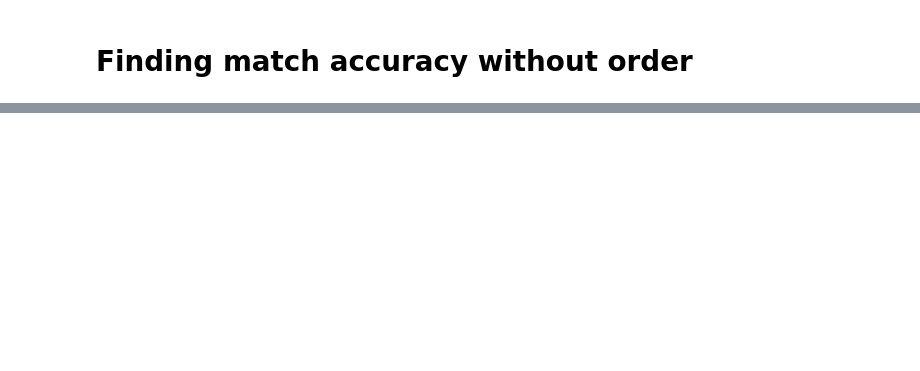
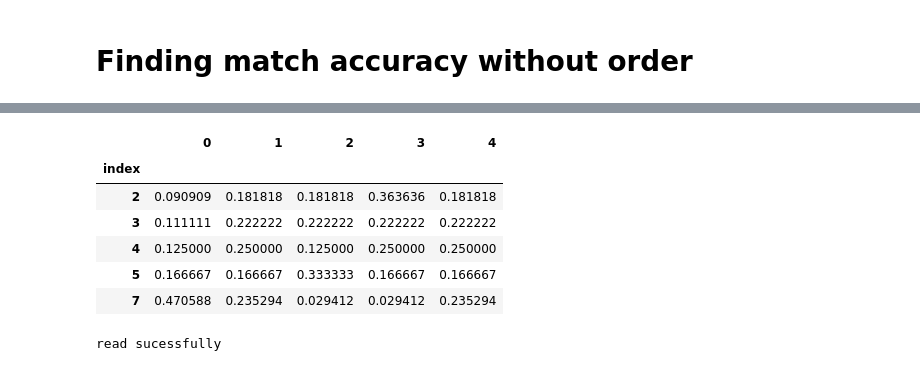
Before and after one commit to bharathwajan/topic_models, a Jupyter notebook: match_finder/match_finder.ipynb, the cells around one changed output, grey strips where cells are left out. Cells and saved outputs as stored; diff of their text form; code cells hidden in the pictures; blank space fills up the shorter version.

```diff
--- a/match_finder/match_finder.ipynb
+++ b/match_finder/match_finder.ipynb
@@ -148,0 +319,10 @@ PermissionError: [Errno 13] Permission denied: 'thres_80.csv'
+# %%
+cleaned_bay.head(5)
+# %% [output]
+|  | 0 | 1 | 2 | 3 | 4 |
+| index |  |  |  |  |  |
+| 2 | 0.090909 | 0.181818 | 0.181818 | 0.363636 | 0.181818 |
+| 3 | 0.111111 | 0.222222 | 0.222222 | 0.222222 | 0.222222 |
+| 4 | 0.125000 | 0.250000 | 0.125000 | 0.250000 | 0.250000 |
+| 5 | 0.166667 | 0.166667 | 0.333333 | 0.166667 | 0.166667 |
+| 7 | 0.470588 | 0.235294 | 0.029412 | 0.029412 | 0.235294 |
@@ -148,0 +331,30 @@ PermissionError: [Errno 13] Permission denied: 'thres_80.csv'
+# %%
+
+
+bay=cleaned_bay
+plsa=cleaned_plsa_5 #changing the gntm to plsa
+print("read sucessfully")
+# bay.drop(["Unnamed: 0"],axis=1,inplace=True)
+# gnt.drop(["Unnamed: 0"],axis=1,inplace=True)
+bay,plsa=bay.transpose(),plsa.transpose()
+bay_top_3,plsa_top_3=[],[]
+for col in range(bay.shape[1]):
+    try:
+        bay_top_3.append(bay.nlargest(n_largest,col).index)
+    except:
+        pass
+for col in range(plsa.shape[1]):
+    try:
+        plsa_top_3.append(plsa.nlargest(n_largest,col).index)
+    except:
+        pass
+bay_col_names=[]
+plsa_col_names=[]
+for i in range(1,n_largest+1):
+    bay_col_names.append(f'bay_top{str(i)}')
+    plsa_col_names.append(f'plsa_top{str(i)}')
+
+bay_top3_df=pd.DataFrame(bay_top_3,columns=bay_col_names)
+plsa_top3_df=pd.DataFrame(plsa_top_3,columns=plsa_col_names)
+# %% [output]
+read sucessfully
```
Also changed, not shown: parts of 27 cells of this notebook, 44 other files.
